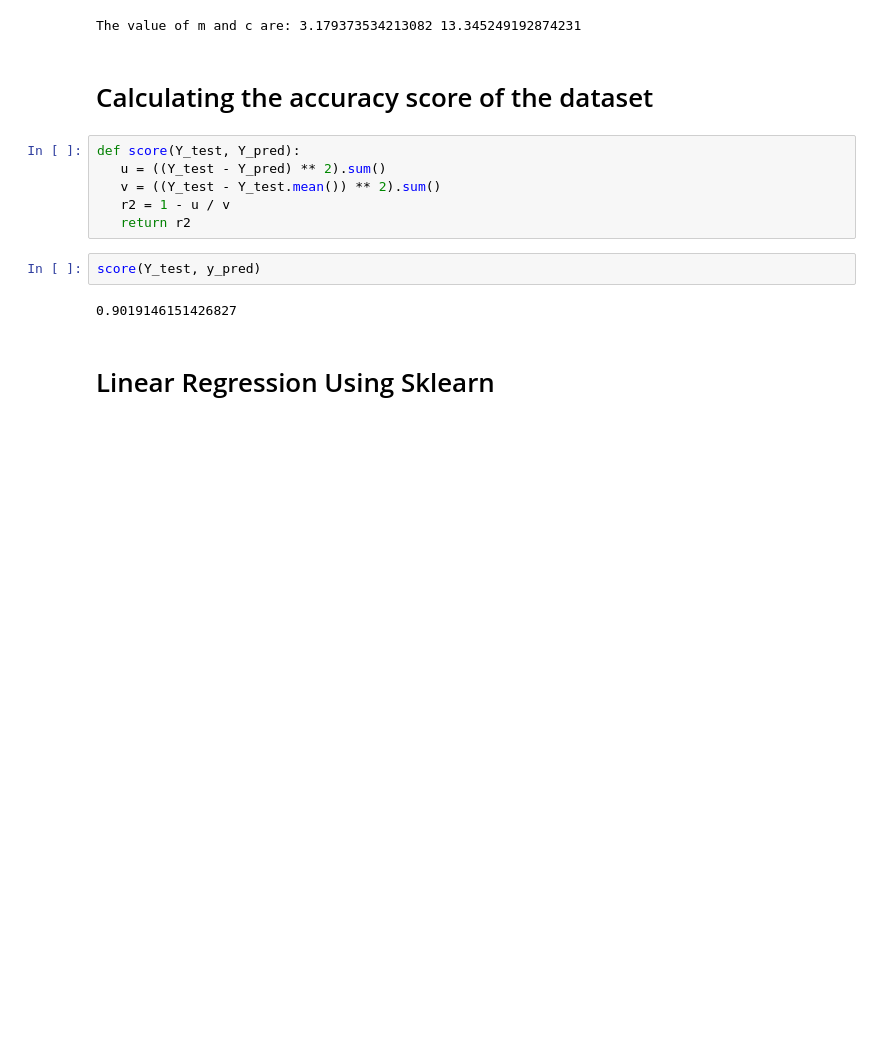
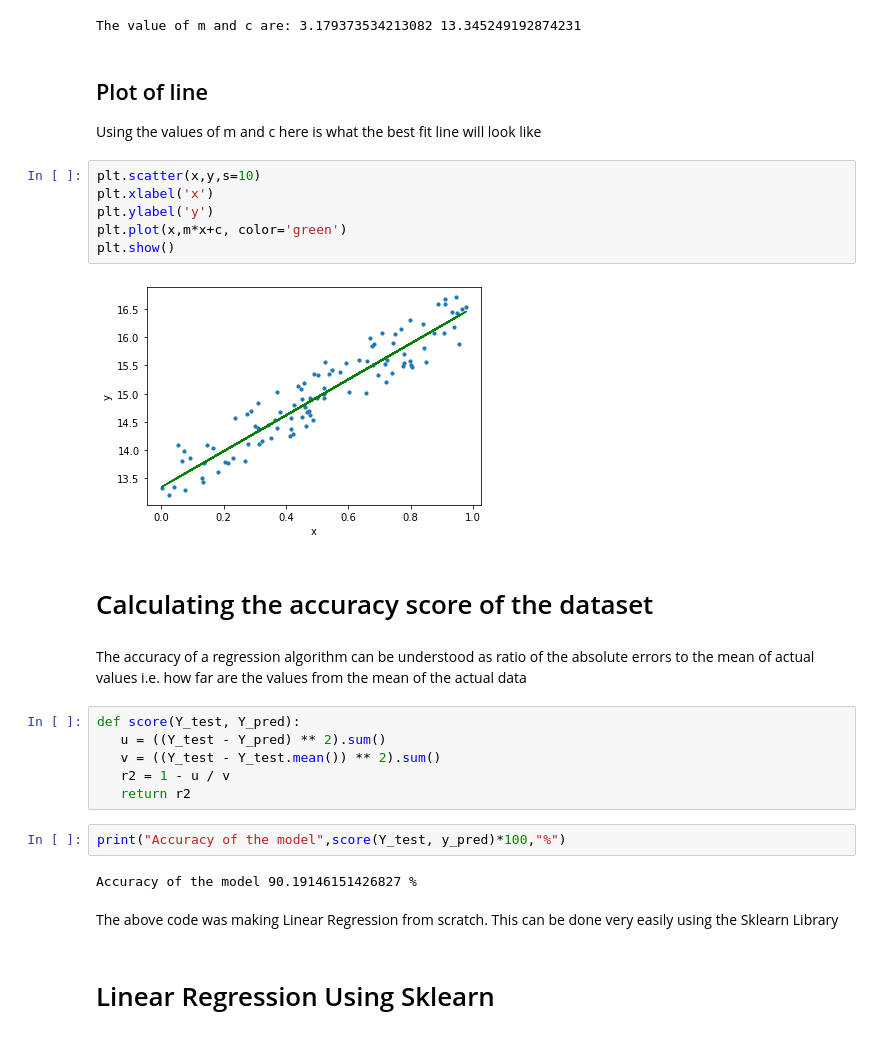
Before and after one commit to tanav2202/Kaggle-Notebooks, a Jupyter notebook: linear-regression-from-scratch.ipynb, the cells around one changed output. Drawn from its saved outputs; the diff is of its cells as text; blank space fills up the shorter version.

Commit message:
Kaggle Notebook | Linear Regression from Scratch | Version 2

```diff
--- a/linear-regression-from-scratch.ipynb
+++ b/linear-regression-from-scratch.ipynb
@@ -42,19 +131,37 @@ y_pred = predict(X_test, m, c)
 print("The value of m and c are:", m, c)
 # %% [output]
 The value of m and c are: 3.179373534213082 13.345249192874231
+# %% [markdown]
+<a id="7.3"></a>
+## Plot of line
+Using the values of m and c here is what the best fit line will look like
+# %%
+plt.scatter(x,y,s=10)
+plt.xlabel('x')
+plt.ylabel('y')
+plt.plot(x,m*x+c, color='green')
+plt.show()
+# %% [output]
+[figure, added]
 # %% [markdown]
+<a id="8"></a>
 # Calculating the accuracy score of the dataset
+# %% [markdown]
+The accuracy of a regression algorithm can be understood as ratio of the absolute errors to the mean of actual values i.e. how far are the values from the mean of the actual data
 # %%
 def score(Y_test, Y_pred):
    u = ((Y_test - Y_pred) ** 2).sum()
    v = ((Y_test - Y_test.mean()) ** 2).sum()
    r2 = 1 - u / v
    return r2
-# %%
-score(Y_test, y_pred)
-# %% [output]
-0.9019146151426827
+# %%
+print("Accuracy of the model",score(Y_test, y_pred)*100,"%")
+# %% [output]
+Accuracy of the model 90.19146151426827 %
+# %% [markdown]
+The above code was making Linear Regression from scratch. This can be done very easily using the Sklearn Library
 # %% [markdown]
+<a id="9"></a>
 # Linear Regression Using Sklearn
 # %%
 from sklearn.linear_model import LinearRegression
```
Also changed, not shown: parts of 32 cells of this notebook.
